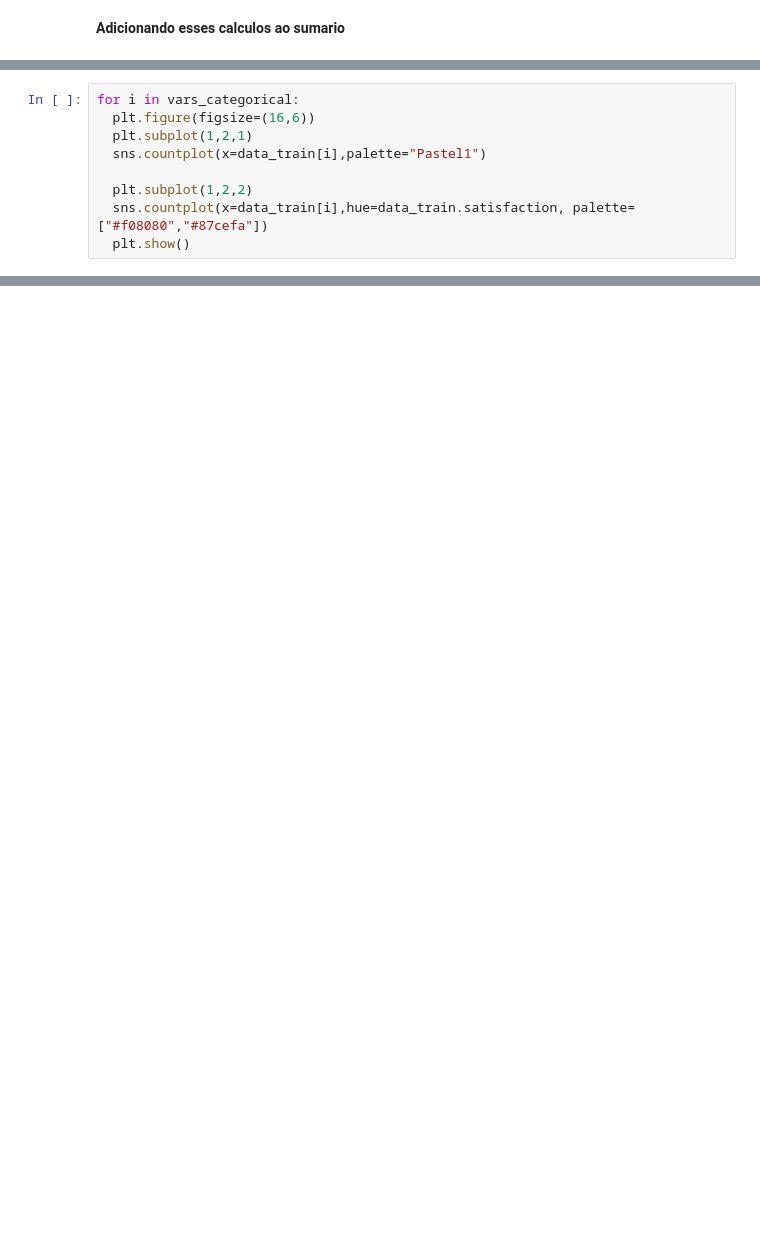
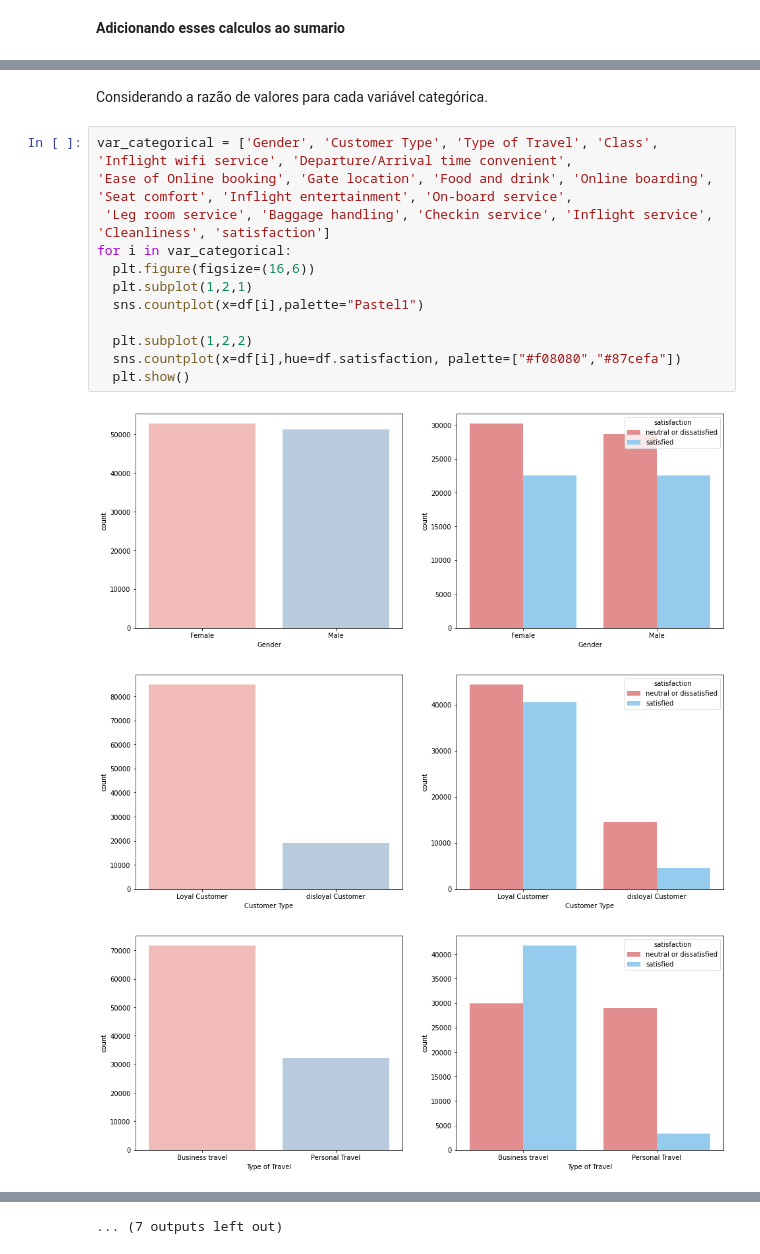
Before and after one commit to Pvcunha/introducao-ciencia-dados, a Jupyter notebook: introducao_ciencia_dados.ipynb, the cells around one changed output, grey strips where cells are left out. Cells and saved outputs as stored; diff of their text form; blank space fills up the shorter version.

```diff
--- a/introducao_ciencia_dados.ipynb
+++ b/introducao_ciencia_dados.ipynb
@@ -495,9 +372,0 @@ Foram coletados 103594 respostas dos passageiros com idade entre 7-85 anos com 8
-# %%
-for i in vars_categorical:
-  plt.figure(figsize=(16,6))
-  plt.subplot(1,2,1)
-  sns.countplot(x=data_train[i],palette="Pastel1")
-
-  plt.subplot(1,2,2)
-  sns.countplot(x=data_train[i],hue=data_train.satisfaction, palette=["#f08080","#87cefa"])
-  plt.show()
@@ -659,0 +426,18 @@ sns.barplot(data =data_train, x = 'satisfaction',  y ='Flight Distance', palette
+# %% [markdown]
+Considerando a razão de valores para cada variável categórica.
+# %%
+var_categorical = ['Gender', 'Customer Type', 'Type of Travel', 'Class', 'Inflight wifi service', 'Departure/Arrival time convenient',
+'Ease of Online booking', 'Gate location', 'Food and drink', 'Online boarding', 'Seat comfort', 'Inflight entertainment', 'On-board service',
+ 'Leg room service', 'Baggage handling', 'Checkin service', 'Inflight service', 'Cleanliness', 'satisfaction']
+for i in var_categorical:
+  plt.figure(figsize=(16,6))
+  plt.subplot(1,2,1)
+  sns.countplot(x=df[i],palette="Pastel1")
+
+  plt.subplot(1,2,2)
+  sns.countplot(x=df[i],hue=df.satisfaction, palette=["#f08080","#87cefa"])
+  plt.show()
+# %% [output]
+[figure, added]
+[figure, added]
+[figure, added]
@@ -659,0 +453 @@ sns.barplot(data =data_train, x = 'satisfaction',  y ='Flight Distance', palette
+... (7 outputs left out)
```
Also changed, not shown: parts of 60 cells of this notebook.
